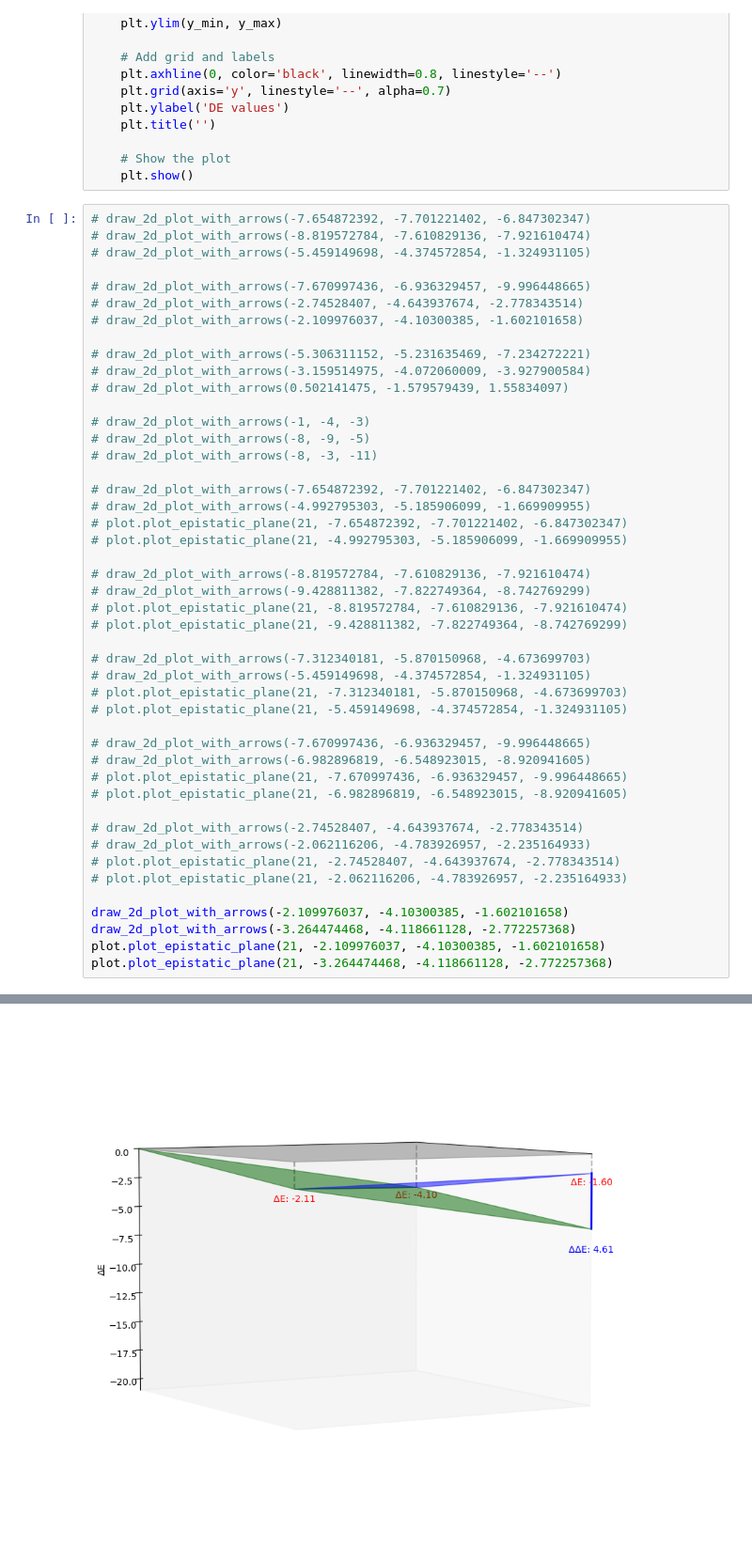
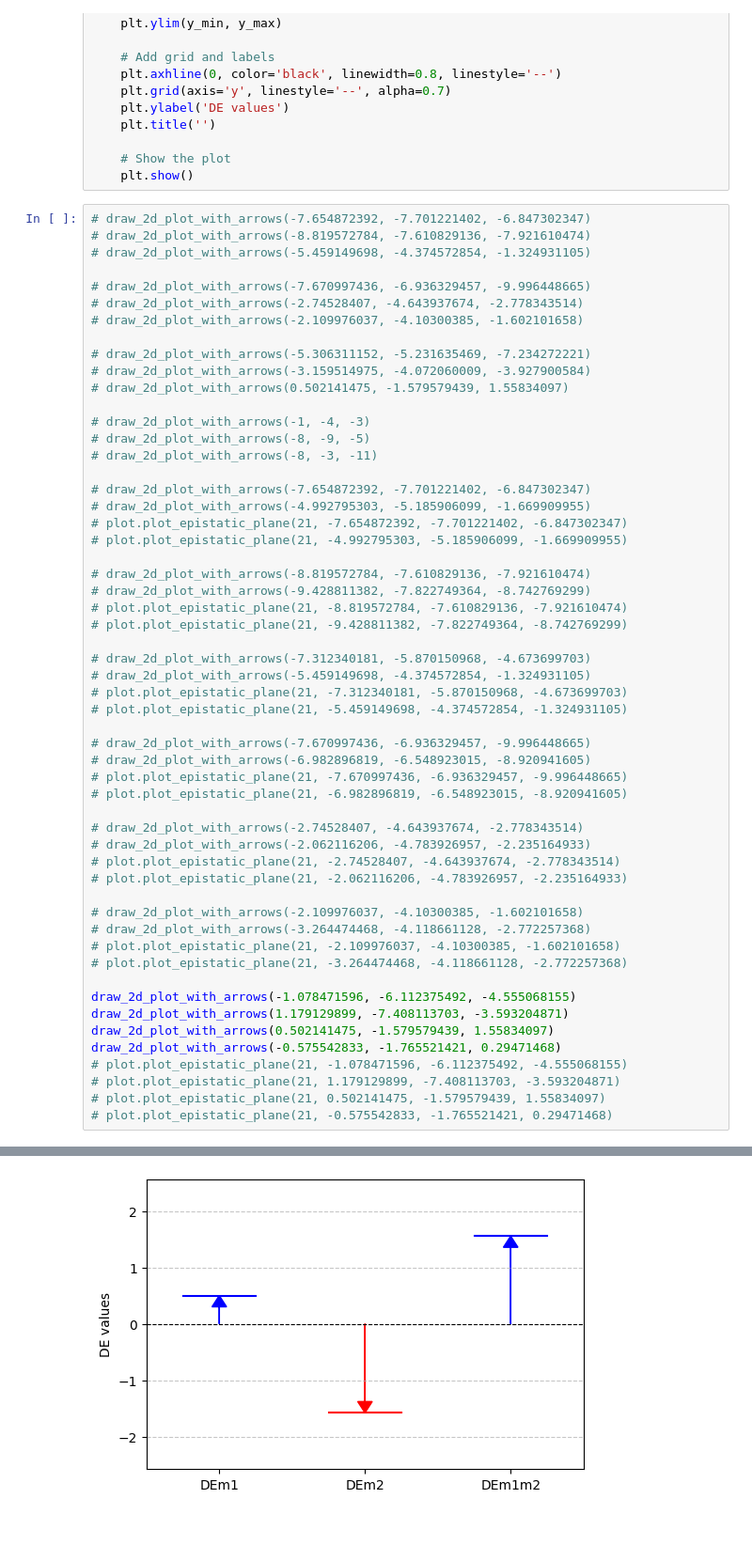
Before and after one commit to Daniel-Xkan/potts_model_test, a Jupyter notebook: ms1/epistais_plot_2d_slides.ipynb, the cells around one changed output, grey strips where cells are left out. Shown at 94% size. Cells and saved outputs as stored; diff of their text form; blank space fills up the shorter version.

```diff
--- a/ms1/epistais_plot_2d_slides.ipynb
+++ b/ms1/epistais_plot_2d_slides.ipynb
@@ -93,8 +93,17 @@ def draw_2d_plot_with_arrows(de1, de2, de12):
 # plot.plot_epistatic_plane(21, -2.74528407, -4.643937674, -2.778343514)
 # plot.plot_epistatic_plane(21, -2.062116206, -4.783926957, -2.235164933)
 
-draw_2d_plot_with_arrows(-2.109976037, -4.10300385, -1.602101658)
-draw_2d_plot_with_arrows(-3.264474468, -4.118661128, -2.772257368)
-plot.plot_epistatic_plane(21, -2.109976037, -4.10300385, -1.602101658)
-plot.plot_epistatic_plane(21, -3.264474468, -4.118661128, -2.772257368)
+# draw_2d_plot_with_arrows(-2.109976037, -4.10300385, -1.602101658)
+# draw_2d_plot_with_arrows(-3.264474468, -4.118661128, -2.772257368)
+# plot.plot_epistatic_plane(21, -2.109976037, -4.10300385, -1.602101658)
+# plot.plot_epistatic_plane(21, -3.264474468, -4.118661128, -2.772257368)
+
+draw_2d_plot_with_arrows(-1.078471596, -6.112375492, -4.555068155)
+draw_2d_plot_with_arrows(1.179129899, -7.408113703, -3.593204871)
+draw_2d_plot_with_arrows(0.502141475, -1.579579439, 1.55834097)
+draw_2d_plot_with_arrows(-0.575542833, -1.765521421, 0.29471468)
+# plot.plot_epistatic_plane(21, -1.078471596, -6.112375492, -4.555068155)
+# plot.plot_epistatic_plane(21, 1.179129899, -7.408113703, -3.593204871)
+# plot.plot_epistatic_plane(21, 0.502141475, -1.579579439, 1.55834097)
+# plot.plot_epistatic_plane(21, -0.575542833, -1.765521421, 0.29471468)
 # %% [output]
@@ -103 +112 @@ plot.plot_epistatic_plane(21, -3.264474468, -4.118661128, -2.772257368)
-[figure, old version]
+[figure, new version]
```
Also changed, not shown: parts of 1 cell of this notebook, 3 other files.
